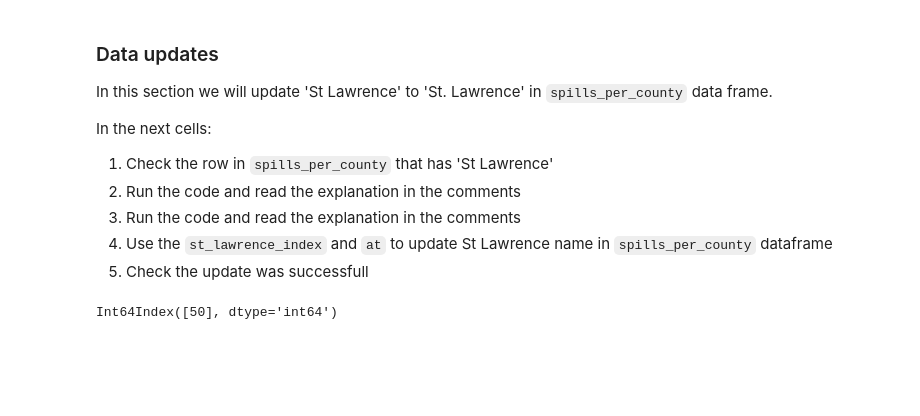
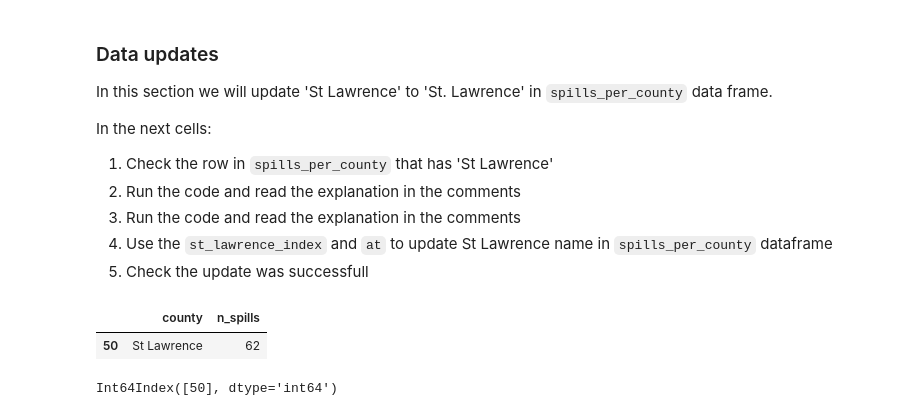
Before and after one commit to lunacatalan/eds220-hwk-3, a Jupyter notebook: hwk3-task1-spills.ipynb, the cells around one changed output. Cells and saved outputs as stored; diff of their text form; code cells hidden in the pictures; blank space fills up the shorter version.

```diff
--- a/hwk3-task1-spills.ipynb
+++ b/hwk3-task1-spills.ipynb
@@ -411,3 +414,10 @@ In the next cells:
+# %%
+# 1. row in `spills_per_county` that has 'St Lawrence'
+
+spills_per_county[spills_per_county.county == 'St Lawrence']
+# %% [output]
+|  | county | n_spills |
+| 50 | St Lawrence | 62 |
 # %%
 # 2. we can get the index of that single row like this, to access the actual row index...
 spills_per_county[spills_per_county.county=='St Lawrence'].index
```
Also changed, not shown: parts of 18 cells of this notebook.
